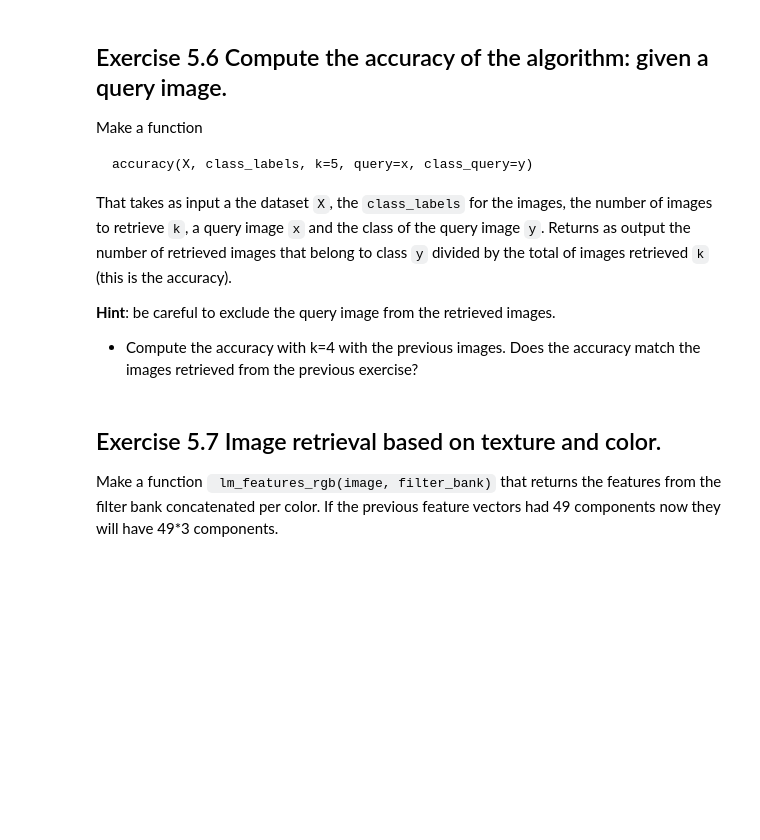
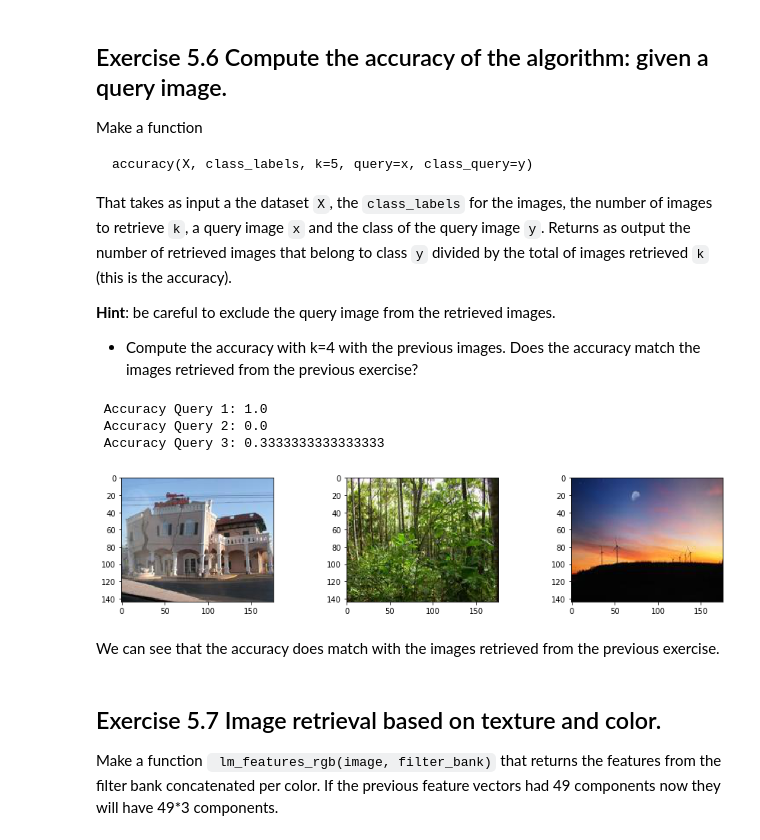
Before and after one commit to leRoderic/VA_19, a Jupyter notebook: P5/P5_JoelBolwijn_RodrigoCabezas.ipynb, the cells around one changed output. Drawn from its saved outputs; the diff is of its cells as text; code cells hidden in the pictures; blank space fills up the shorter version.

```diff
--- a/P5/P5_JoelBolwijn_RodrigoCabezas.ipynb
+++ b/P5/P5_JoelBolwijn_RodrigoCabezas.ipynb
@@ -331,9 +349,49 @@ That takes as input a the dataset `X`, the `class_labels` for the images, the nu
 # %%
 class_labels = np.concatenate((np.zeros(30), np.ones(30),  2*np.ones(30))).reshape(90,1)
-# %%
-def accuracy(X, class_labels, k, query, class_query):
-    # Complete
-    return acc
+# %%
+def accuracy(X, class_labels, k, query, class_query):
+    # We get the query_feature using our previously defined function.
+    query_feature = features_from_filter_bank(color.rgb2gray(query), filter_bank, n_filters)
+
+    # We get the k closest images, with our optional function just mentioned.
+    closest_images, closest_to_query = retrieve_k_images_from_X_optional(query, X, k)
+
+    # We delete the query image of the closest images.
+    while((query == all_images[closest_images[0]]).all()):
+        closest_images.pop(0)
+
+    # Compute and return the accuracy.
+    results = np.asarray([class_labels[i][0] == class_query for i in closest_images])
+    return results.sum() / len(results)
+# %%
+X = np.array(all_feature_vectors)
+ind_1 = 6
+ind_2 = 30
+ind_3 = 65
+
+query_1, query_2, query_3 = all_images[ind_1], all_images[ind_2], all_images[ind_3]#X[6, :], X[30,:], X[65,:]
+query_images = [query_1, query_2, query_3]
+
+# Display the query images
+fig, ax = plt.subplots(ncols=3, nrows=1, figsize=(15,3))
+ax[0].imshow(query_1)
+ax[1].imshow(query_2)
+ax[2].imshow(query_3)
+
+A = accuracy(X, class_labels, 4, query_1, 0)
+B = accuracy(X, class_labels, 4, query_2, 0)
+C = accuracy(X, class_labels, 4, query_3, 0)
+
+print(" Accuracy Query 1:", A)
+print(" Accuracy Query 2:", B)
+print(" Accuracy Query 3:", C)
+# %% [output]
+ Accuracy Query 1: 1.0
+ Accuracy Query 2: 0.0
+ Accuracy Query 3: 0.3333333333333333
+[figure, added]
+# %% [markdown]
+We can see that the accuracy does match with the images retrieved from the previous exercise.
 # %% [markdown]
 ## Exercise 5.7 Image retrieval based on texture and color.
 
```
Also changed, not shown: parts of 21 cells of this notebook.
